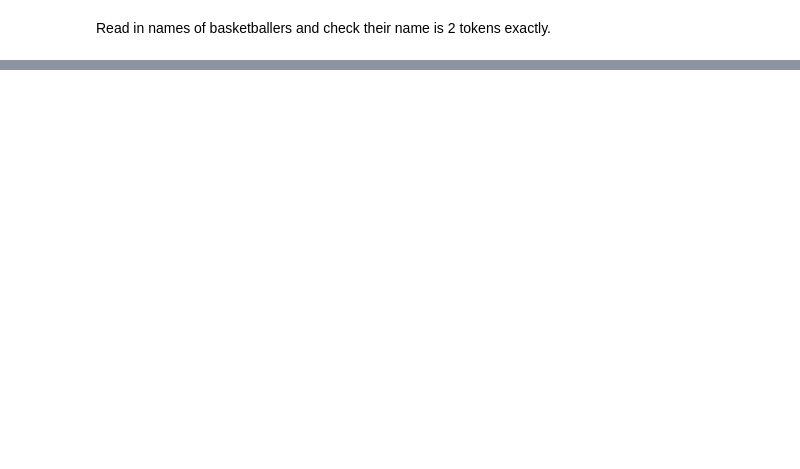
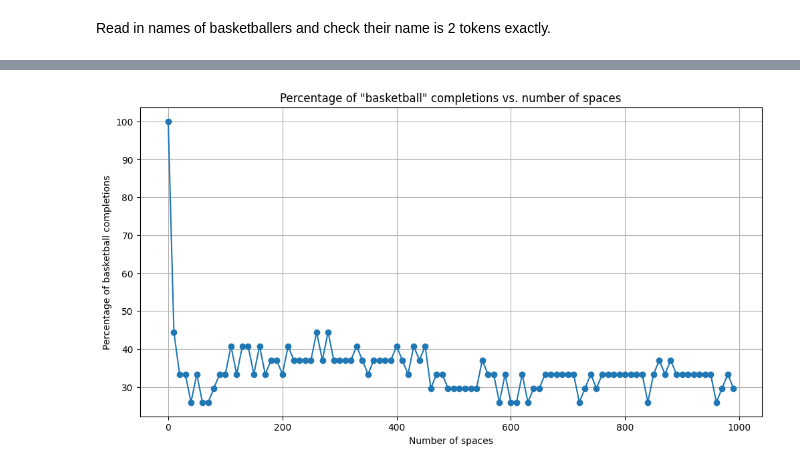
Before and after one commit to pwahs/convex-sets-in-residual-stream, a Jupyter notebook: convex_sets/cover_basketballers.ipynb, the cells around one changed output, grey strips where cells are left out. Cells and saved outputs as stored; diff of their text form; code cells hidden in the pictures; blank space fills up the shorter version.

```diff
--- a/convex_sets/cover_basketballers.ipynb
+++ b/convex_sets/cover_basketballers.ipynb
@@ -178,0 +628,10 @@ if sample_size > 0:
+# %%
+# Check how meaningfully different prefixed tokenizations are
+name = "Michael Jordan"
+
+for i in range(50):
+    prefix = " " * i
+    prompt = f"Fact: {prefix}{name}"
+
+    tokens = model.to_tokens(prompt)
+    print(f"Tokens for '{prompt}': {tokens}")
@@ -178,0 +656,5 @@ if sample_size > 0:
+# %%
+# Check how meaningfully different prefixed embeddings are
+name = "Michael Jordan"
+prefixed_names = [" " * i + name for i in range(50)]
+cache = compute_caches(prefixed_names)
@@ -178,0 +708,77 @@ if sample_size > 0:
+# %%
+# Create a list to store results
+results_per_prefix = []
+results_per_name = {name:0 for name in player_names}
+
+# Loop through different numbers of spaces
+for num_spaces in range(0, 1000, 10):
+    prefix = " " * num_spaces
+    basketball_count = 0
+    total_count = 0
+
+    # Test each player name
+    for name in player_names:
+        prompt = f"Fact: {prefix}{name} is known for playing the sport of"
+        completion = model.generate(
+            prompt,
+            max_new_tokens=2,
+            temperature=0,
+            verbose=False
+        )
+        completion_text = completion[len(prompt):].strip()
+
+        # Count basketball completions
+        if completion_text.lower().startswith("basketball"):
+            basketball_count += 1
+            results_per_name[name] += 1
+        total_count += 1
+
+        # Print only a sample of the results to avoid flooding output
+        if len(results_per_prefix) < 3 or num_spaces % 10 == 0:
+            print(f"Prompt: '{prompt}' -> Completion: '{completion_text}'")
+
+    # Store the results for this number of spaces
+    percentage = (basketball_count / total_count) * 100 if total_count > 0 else 0
+    results_per_prefix.append((num_spaces, basketball_count, total_count, percentage))
+    print(f"Spaces: {num_spaces}, Basketball: {basketball_count}/{total_count} ({percentage:.2f}%)")
+
+# Plot the results
+import matplotlib.pyplot as plt
+
+spaces = [r[0] for r in results_per_prefix]
+percentages = [r[3] for r in results_per_prefix]
+
+plt.figure(figsize=(12, 6))
+plt.plot(spaces, percentages, marker='o')
+plt.title('Percentage of "basketball" completions vs. number of spaces')
+plt.xlabel('Number of spaces')
+plt.ylabel('Percentage of basketball completions')
+plt.grid(True)
+plt.show()
+
+# Sort players by their count of basketball completions
+sorted_players = sorted(results_per_name.items(), key=lambda x: x[1], reverse=True)
+player_names_sorted = [player[0] for player in sorted_players]
+completion_counts = [player[1] for player in sorted_players]
+
+# Create a horizontal bar chart for better readability with many player names
+plt.figure(figsize=(10, 12))
+bars = plt.barh(player_names_sorted, completion_counts)
+
+# Add count labels to the bars
+for i, bar in enumerate(bars):
+    plt.text(bar.get_width() + 0.2, bar.get_y() + bar.get_height()/2,
+             str(completion_counts[i]),
+             va='center')
+
+plt.xlabel('Number of "basketball" completions')
+plt.ylabel('Player Name')
+plt.title('Sensitivity of Player Names to Spacing (steps of 10)\n(Higher = More Robust Basketball Association)')
+plt.tight_layout()
+plt.show()
+
+# Summary statistics
+print(f"Average basketball completions per player: {sum(completion_counts)/len(completion_counts):.2f}")
+print(f"Max basketball completions: {max(completion_counts)}")
+print(f"Min basketball completions: {min(completion_counts)}")
+# %% [output]
@@ -178,0 +802 @@ if sample_size > 0:
+[figure, added]
```
Also changed, not shown: parts of 27 cells of this notebook, 33 other files.
